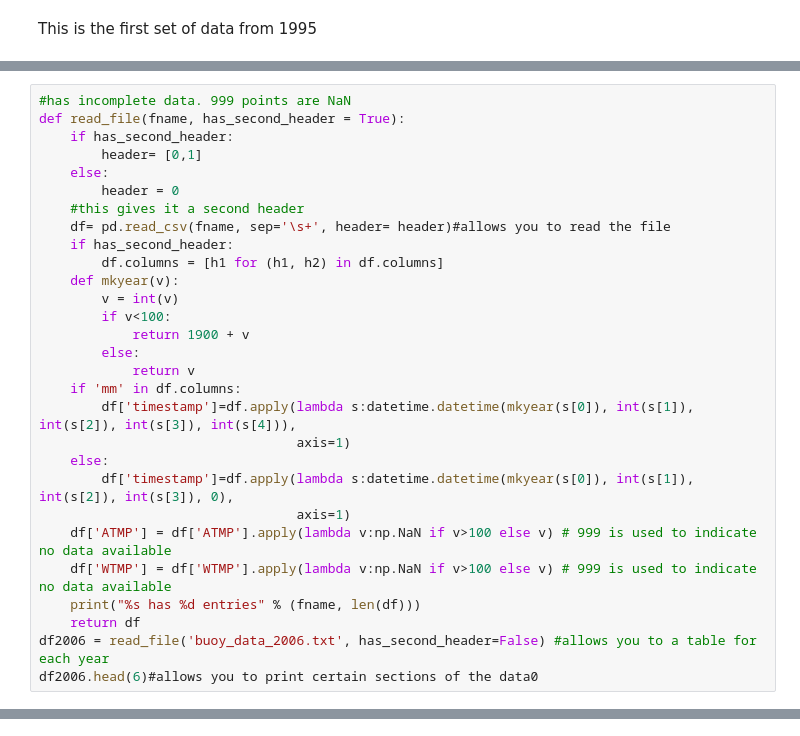
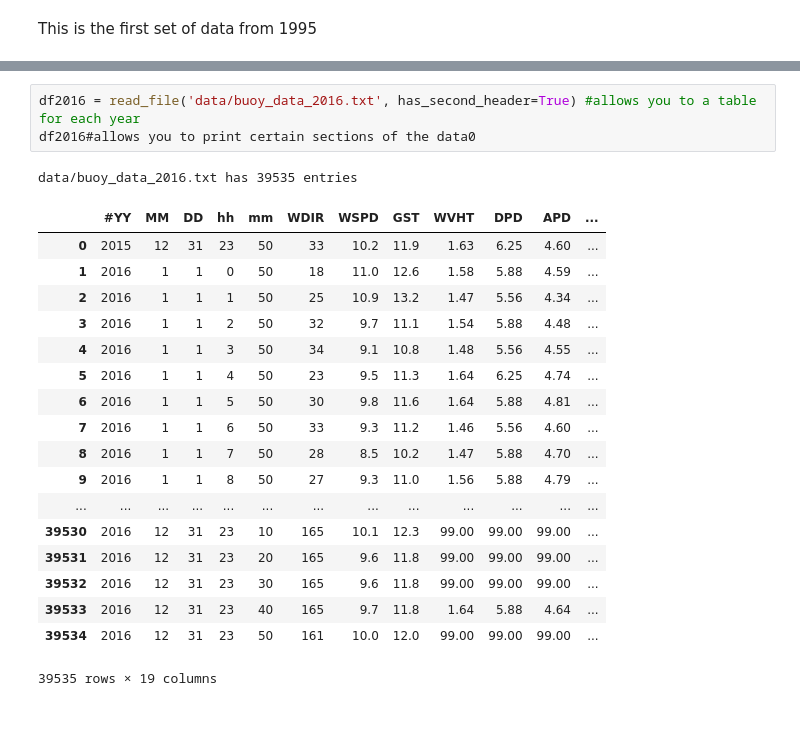
Before and after one commit to jxfischer/buoy-data-analysis, a Jupyter notebook: Pandas_Experiment_Pre-Final.ipynb, the cells around one changed output, grey strips where cells are left out. Cells and saved outputs as stored; diff of their text form.

```diff
--- a/Pandas_Experiment_Pre-Final.ipynb
+++ b/Pandas_Experiment_Pre-Final.ipynb
@@ -428,29 +9,0 @@ buoy_data_2005.txt has 8251 entries
-# %%
-#has incomplete data. 999 points are NaN
-def read_file(fname, has_second_header = True):
-    if has_second_header:
-        header= [0,1]
-    else:
-        header = 0
-    #this gives it a second header
-    df= pd.read_csv(fname, sep='\s+', header= header)#allows you to read the file
-    if has_second_header:
-        df.columns = [h1 for (h1, h2) in df.columns]
-    def mkyear(v):
-        v = int(v)
-        if v<100:
-            return 1900 + v
-        else:
-            return v
-    if 'mm' in df.columns:
-        df['timestamp']=df.apply(lambda s:datetime.datetime(mkyear(s[0]), int(s[1]), int(s[2]), int(s[3]), int(s[4])),
-                                 axis=1)
-    else:
-        df['timestamp']=df.apply(lambda s:datetime.datetime(mkyear(s[0]), int(s[1]), int(s[2]), int(s[3]), 0),
-                                 axis=1)
-    df['ATMP'] = df['ATMP'].apply(lambda v:np.NaN if v>100 else v) # 999 is used to indicate no data available
-    df['WTMP'] = df['WTMP'].apply(lambda v:np.NaN if v>100 else v) # 999 is used to indicate no data available
-    print("%s has %d entries" % (fname, len(df)))
-    return df
-df2006 = read_file('buoy_data_2006.txt', has_second_header=False) #allows you to a table for each year
-df2006.head(6)#allows you to print certain sections of the data0
@@ -617,0 +222,23 @@ grouped.plot(figsize=(15,10), kind='line');
+# %%
+df2016 = read_file('data/buoy_data_2016.txt', has_second_header=True) #allows you to a table for each year
+df2016#allows you to print certain sections of the data0
+# %% [output]
+data/buoy_data_2016.txt has 39535 entries
+|  | #YY | MM | DD | hh | mm | WDIR | WSPD | GST | WVHT | DPD | APD | ... |
+| 0 | 2015 | 12 | 31 | 23 | 50 | 33 | 10.2 | 11.9 | 1.63 | 6.25 | 4.60 | ... |
+| 1 | 2016 | 1 | 1 | 0 | 50 | 18 | 11.0 | 12.6 | 1.58 | 5.88 | 4.59 | ... |
+| 2 | 2016 | 1 | 1 | 1 | 50 | 25 | 10.9 | 13.2 | 1.47 | 5.56 | 4.34 | ... |
+| 3 | 2016 | 1 | 1 | 2 | 50 | 32 | 9.7 | 11.1 | 1.54 | 5.88 | 4.48 | ... |
+| 4 | 2016 | 1 | 1 | 3 | 50 | 34 | 9.1 | 10.8 | 1.48 | 5.56 | 4.55 | ... |
+| 5 | 2016 | 1 | 1 | 4 | 50 | 23 | 9.5 | 11.3 | 1.64 | 6.25 | 4.74 | ... |
+| 6 | 2016 | 1 | 1 | 5 | 50 | 30 | 9.8 | 11.6 | 1.64 | 5.88 | 4.81 | ... |
+| 7 | 2016 | 1 | 1 | 6 | 50 | 33 | 9.3 | 11.2 | 1.46 | 5.56 | 4.60 | ... |
+| 8 | 2016 | 1 | 1 | 7 | 50 | 28 | 8.5 | 10.2 | 1.47 | 5.88 | 4.70 | ... |
+| 9 | 2016 | 1 | 1 | 8 | 50 | 27 | 9.3 | 11.0 | 1.56 | 5.88 | 4.79 | ... |
+| ... | ... | ... | ... | ... | ... | ... | ... | ... | ... | ... | ... | ... |
+| 39530 | 2016 | 12 | 31 | 23 | 10 | 165 | 10.1 | 12.3 | 99.00 | 99.00 | 99.00 | ... |
+| 39531 | 2016 | 12 | 31 | 23 | 20 | 165 | 9.6 | 11.8 | 99.00 | 99.00 | 99.00 | ... |
+| 39532 | 2016 | 12 | 31 | 23 | 30 | 165 | 9.6 | 11.8 | 99.00 | 99.00 | 99.00 | ... |
+| 39533 | 2016 | 12 | 31 | 23 | 40 | 165 | 9.7 | 11.8 | 1.64 | 5.88 | 4.64 | ... |
+| 39534 | 2016 | 12 | 31 | 23 | 50 | 161 | 10.0 | 12.0 | 99.00 | 99.00 | 99.00 | ... |
+39535 rows × 19 columns
```
Also changed, not shown: parts of 47 cells of this notebook, 1 other file.
